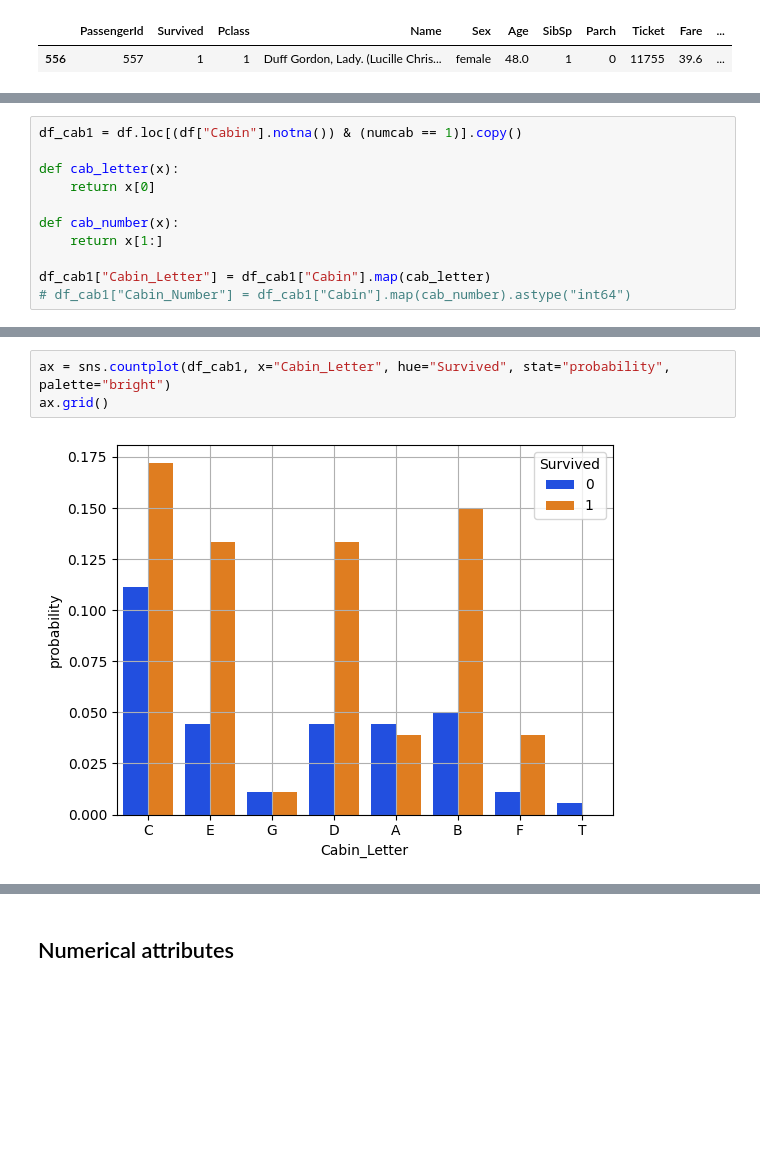
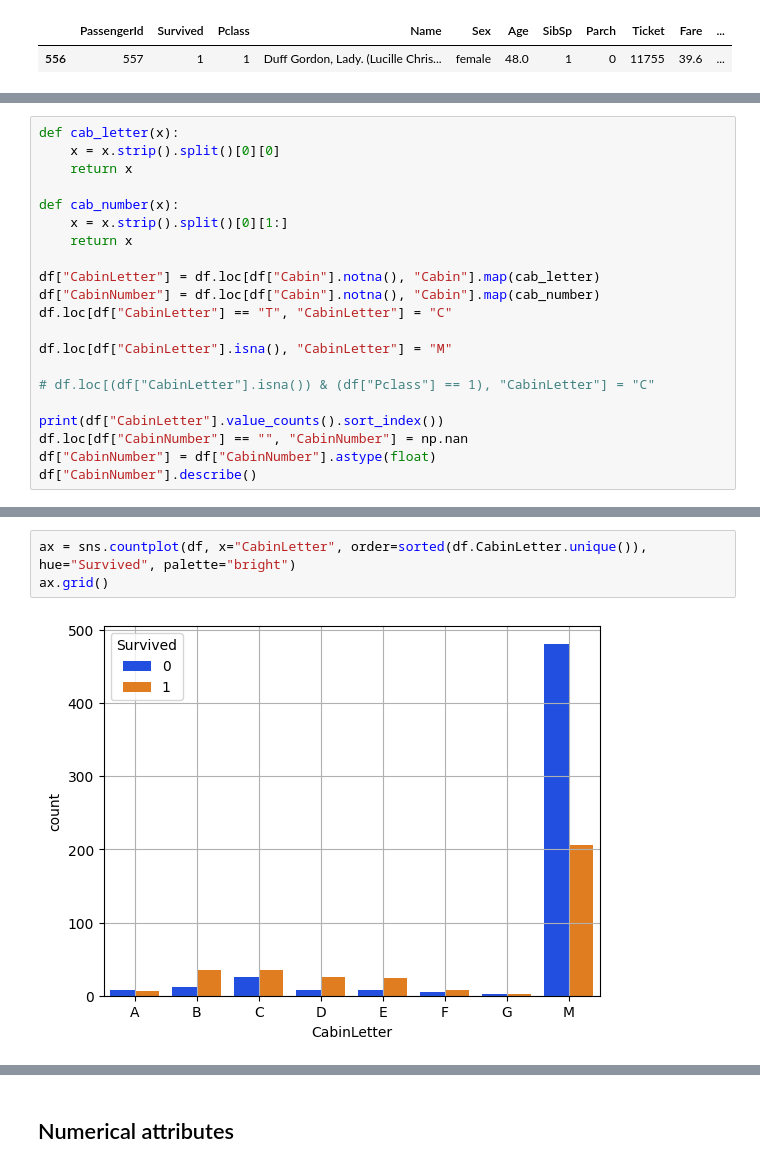
Before and after one commit to rfdspeng/ml_ai_portfolio, a Jupyter notebook: titanic/titanic.ipynb, the cells around one changed output, grey strips where cells are left out. Drawn from its saved outputs; the diff is of its cells as text; blank space fills up the shorter version.

```diff
--- a/titanic/titanic.ipynb
+++ b/titanic/titanic.ipynb
@@ -374,11 +568,0 @@ Name: count, dtype: int64
-# %%
-df_cab1 = df.loc[(df["Cabin"].notna()) & (numcab == 1)].copy()
-
-def cab_letter(x):
-    return x[0]
-
-def cab_number(x):
-    return x[1:]
-
-df_cab1["Cabin_Letter"] = df_cab1["Cabin"].map(cab_letter)
-# df_cab1["Cabin_Number"] = df_cab1["Cabin"].map(cab_number).astype("int64")
@@ -398,0 +571,21 @@ object
+# %%
+def cab_letter(x):
+    x = x.strip().split()[0][0]
+    return x
+
+def cab_number(x):
+    x = x.strip().split()[0][1:]
+    return x
+
+df["CabinLetter"] = df.loc[df["Cabin"].notna(), "Cabin"].map(cab_letter)
+df["CabinNumber"] = df.loc[df["Cabin"].notna(), "Cabin"].map(cab_number)
+df.loc[df["CabinLetter"] == "T", "CabinLetter"] = "C"
+
+df.loc[df["CabinLetter"].isna(), "CabinLetter"] = "M"
+
+# df.loc[(df["CabinLetter"].isna()) & (df["Pclass"] == 1), "CabinLetter"] = "C"
+
+print(df["CabinLetter"].value_counts().sort_index())
+df.loc[df["CabinNumber"] == "", "CabinNumber"] = np.nan
+df["CabinNumber"] = df["CabinNumber"].astype(float)
+df["CabinNumber"].describe()
@@ -399,5 +634,5 @@ object
 # %%
-ax = sns.countplot(df_cab1, x="Cabin_Letter", hue="Survived", stat="probability", palette="bright")
+ax = sns.countplot(df, x="CabinLetter", order=sorted(df.CabinLetter.unique()), hue="Survived", palette="bright")
 ax.grid()
 # %% [output]
-[figure, old version]
+[figure, new version]
```
Also changed, not shown: parts of 62 cells of this notebook.
